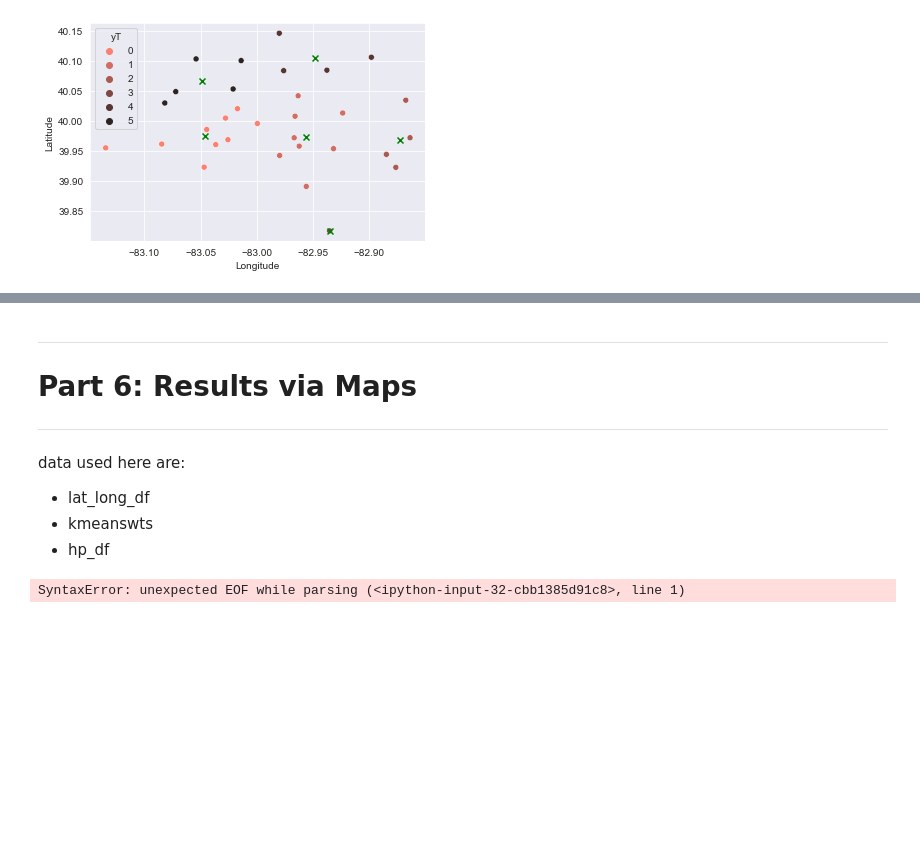
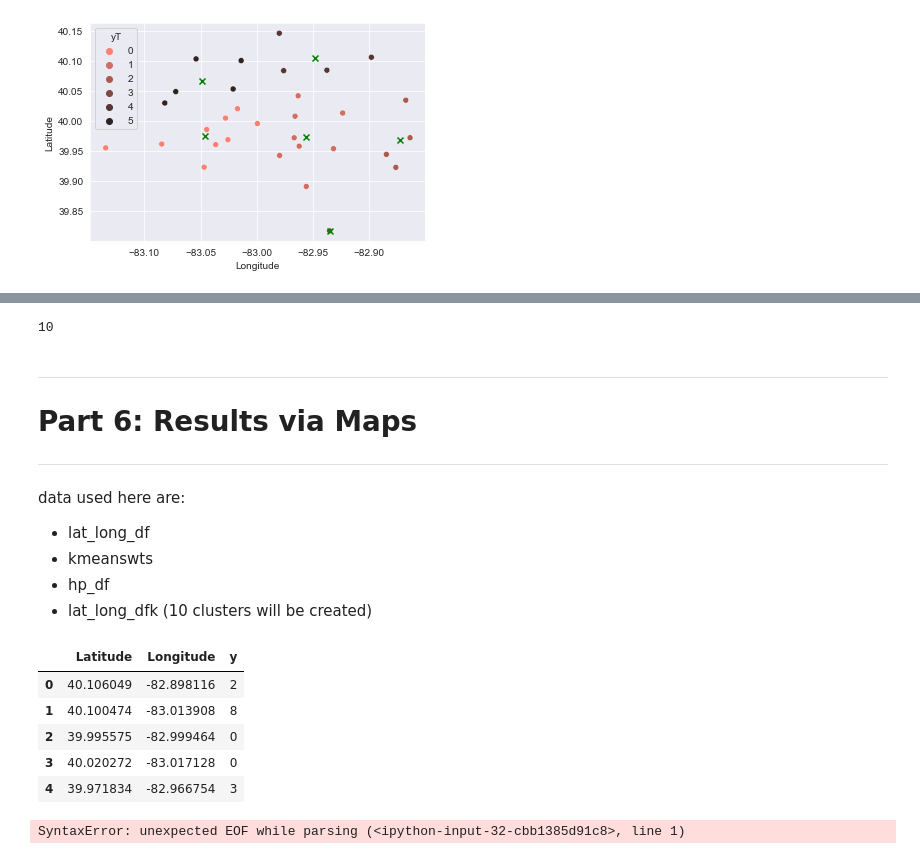
Before and after one commit to stein463/AppliedDataScienceCapstoneIBM, a Jupyter notebook: FinalProjectForIBMDataScienceCertification.ipynb, the cells around one changed output, grey strips where cells are left out. Drawn from its saved outputs; the diff is of its cells as text; code cells hidden in the pictures; blank space fills up the shorter version.

```diff
--- a/FinalProjectForIBMDataScienceCertification.ipynb
+++ b/FinalProjectForIBMDataScienceCertification.ipynb
@@ -1005,3 +1044,7 @@ print([lat_long_dfktemp[lat_long_dfAggtemp.yT == i].Longitude.mean() for i in la
+# %%
+len(testingLocations)
+# %% [output]
+10
 # %% [markdown]
 ***
 #  Part 6: Results via Maps
@@ -1010,6 +1053,17 @@ data used here are:
 - lat_long_df
 - kmeanswts
 - hp_df
+- lat_long_dfk (10 clusters will be created)
+# %%
+lat_long_dfk = lat_long_dfktemp.copy()
+lat_long_dfk.head()
+# %% [output]
+|  | Latitude | Longitude | y |
+| 0 | 40.106049 | -82.898116 | 2 |
+| 1 | 40.100474 | -83.013908 | 8 |
+| 2 | 39.995575 | -82.999464 | 0 |
+| 3 | 40.020272 | -83.017128 | 0 |
+| 4 | 39.971834 | -82.966754 | 3 |
 # %%
 print(df
 # %% [output]
```
Also changed, not shown: parts of 11 cells of this notebook, 2 other files.
